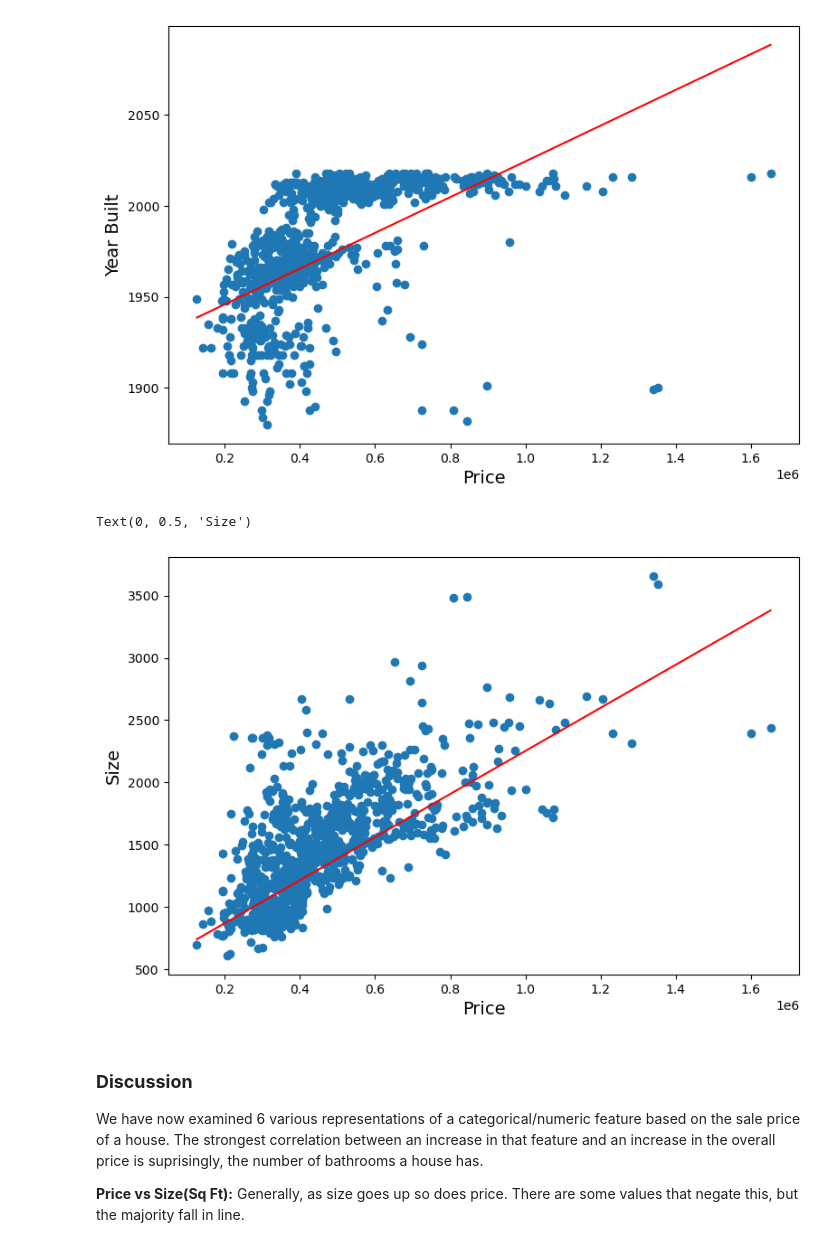
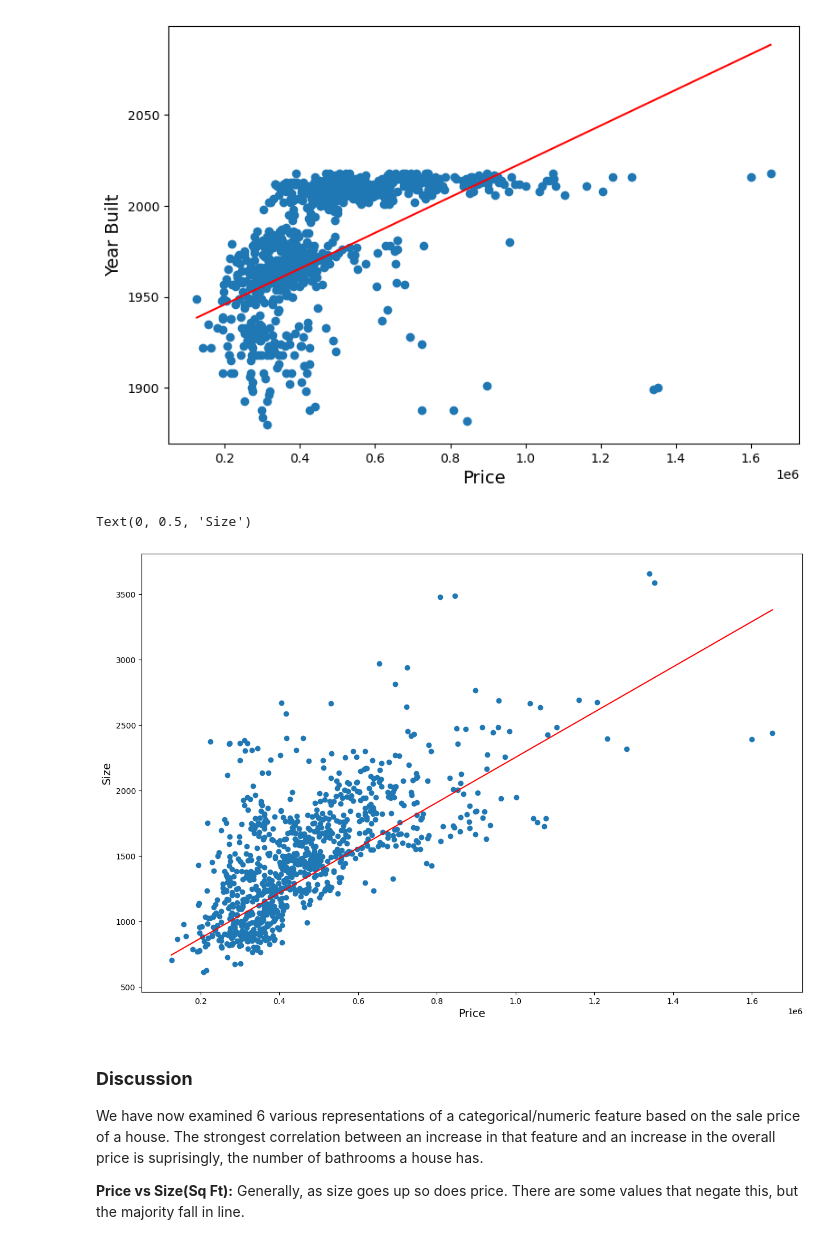
Before and after one commit to dandex200/Data_Science_Python, a Jupyter notebook: Assignment 2/Task3.ipynb, the cells around one changed output. Cells and saved outputs as stored; diff of their text form; code cells hidden in the pictures.

```diff
--- a/Assignment 2/Task3.ipynb
+++ b/Assignment 2/Task3.ipynb
@@ -502,23 +500,21 @@ Text(0, 0.5, 'Year Built')
 # %%
 #Numeric Analysis #2 Linear Regression: Size
 
 x = df_price_size[["Price"]].values
 y = df_price_size[["Size"]].values
 
 model = LinearRegression()
 model.fit(x, y)
-
-plt.figure(figsize=(9,6))
+plt.figure(figsize=(15,10))
 plt.scatter(x, y)
-# plot the regression line
 m = model.coef_[0]
 b = model.intercept_
 plt.plot([min(x), max(x)], [b, m*max(x) + b], 'r')
 plt.xlabel('Price', fontsize=14)
 plt.ylabel('Size', fontsize=14)
 # %% [output]
 Text(0, 0.5, 'Size')
-[figure, old version]
+[figure, new version]
 # %% [markdown]
 ### <b>Discussion</b>
 
```
Also changed, not shown: parts of 2 cells of this notebook, 2 other files.
